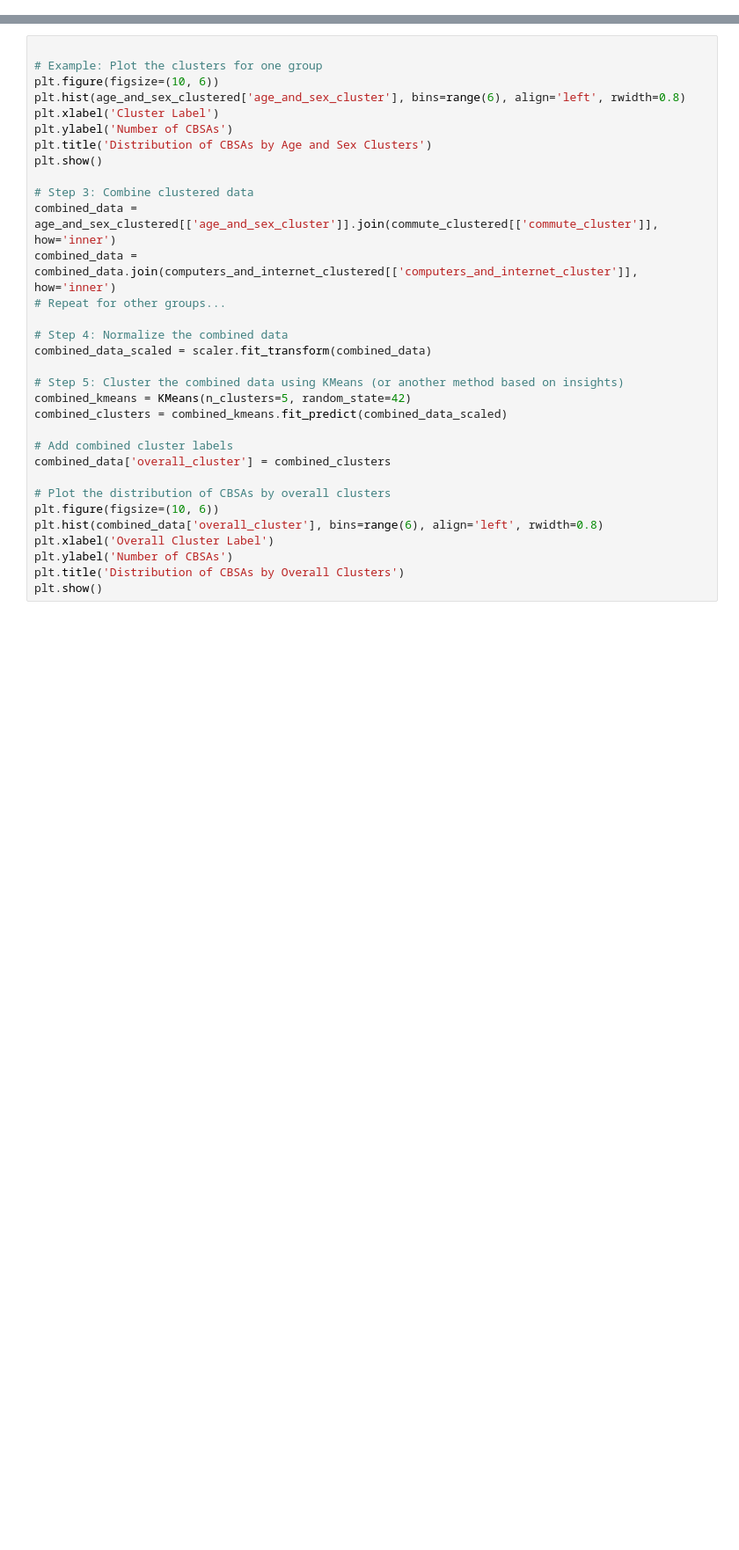
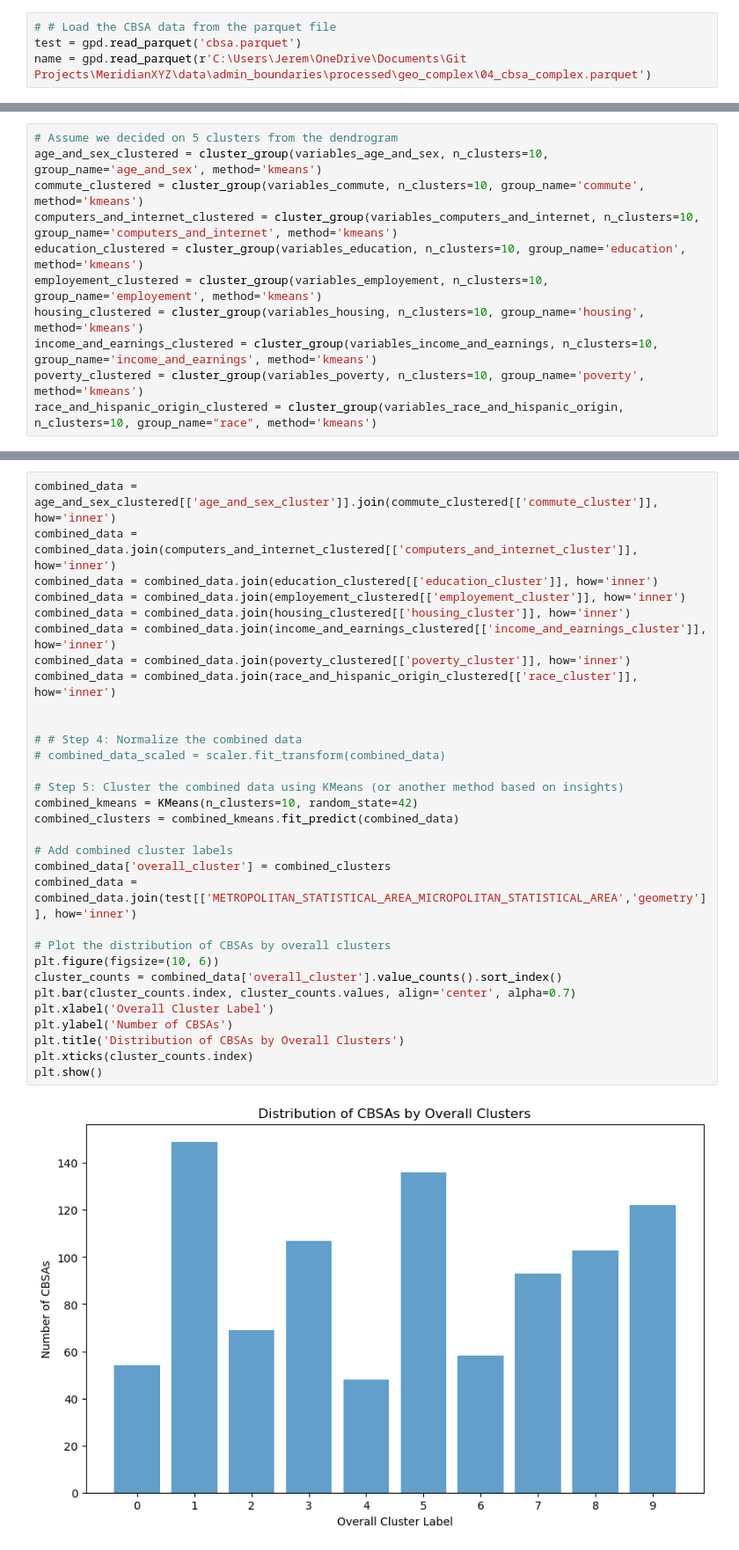
Before and after one commit to jeremycburke/meridianxyz, a Jupyter notebook: notebooks/database_building/cbsa_clustering.ipynb, the cells around one changed output, grey strips where cells are left out. Shown at 88% size. Cells and saved outputs as stored; diff of their text form; blank space fills up the shorter version.

```diff
--- a/notebooks/database_building/cbsa_clustering.ipynb
+++ b/notebooks/database_building/cbsa_clustering.ipynb
@@ -28,0 +20,4 @@ def hierarchical_clustering(data, group_name='group'):
+# %%
+# # Load the CBSA data from the parquet file
+test = gpd.read_parquet('cbsa.parquet')
+name = gpd.read_parquet(r'C:\Users\Jerem\OneDrive\Documents\Git Projects\MeridianXYZ\data\admin_boundaries\processed\geo_complex\04_cbsa_complex.parquet')
@@ -71,0 +175,11 @@ computers_and_internet_clustered = cluster_group(computers_and_internet, n_clust
+# %%
+# Assume we decided on 5 clusters from the dendrogram
+age_and_sex_clustered = cluster_group(variables_age_and_sex, n_clusters=10, group_name='age_and_sex', method='kmeans')
+commute_clustered = cluster_group(variables_commute, n_clusters=10, group_name='commute', method='kmeans')
+computers_and_internet_clustered = cluster_group(variables_computers_and_internet, n_clusters=10, group_name='computers_and_internet', method='kmeans')
+education_clustered = cluster_group(variables_education, n_clusters=10, group_name='education', method='kmeans')
+employement_clustered = cluster_group(variables_employement, n_clusters=10, group_name='employement', method='kmeans')
+housing_clustered = cluster_group(variables_housing, n_clusters=10, group_name='housing', method='kmeans')
+income_and_earnings_clustered = cluster_group(variables_income_and_earnings, n_clusters=10, group_name='income_and_earnings', method='kmeans')
+poverty_clustered = cluster_group(variables_poverty, n_clusters=10, group_name='poverty', method='kmeans')
+race_and_hispanic_origin_clustered = cluster_group(variables_race_and_hispanic_origin, n_clusters=10, group_name="race", method='kmeans')
@@ -72,32 +209,33 @@ computers_and_internet_clustered = cluster_group(computers_and_internet, n_clust
 # %%
-
-# Example: Plot the clusters for one group
-plt.figure(figsize=(10, 6))
-plt.hist(age_and_sex_clustered['age_and_sex_cluster'], bins=range(6), align='left', rwidth=0.8)
-plt.xlabel('Cluster Label')
-plt.ylabel('Number of CBSAs')
-plt.title('Distribution of CBSAs by Age and Sex Clusters')
-plt.show()
-
-# Step 3: Combine clustered data
 combined_data = age_and_sex_clustered[['age_and_sex_cluster']].join(commute_clustered[['commute_cluster']], how='inner')
 combined_data = combined_data.join(computers_and_internet_clustered[['computers_and_internet_cluster']], how='inner')
-# Repeat for other groups...
+combined_data = combined_data.join(education_clustered[['education_cluster']], how='inner')
+combined_data = combined_data.join(employement_clustered[['employement_cluster']], how='inner')
+combined_data = combined_data.join(housing_clustered[['housing_cluster']], how='inner')
+combined_data = combined_data.join(income_and_earnings_clustered[['income_and_earnings_cluster']], how='inner')
+combined_data = combined_data.join(poverty_clustered[['poverty_cluster']], how='inner')
+combined_data = combined_data.join(race_and_hispanic_origin_clustered[['race_cluster']], how='inner')
 
-# Step 4: Normalize the combined data
-combined_data_scaled = scaler.fit_transform(combined_data)
+
+# # Step 4: Normalize the combined data
+# combined_data_scaled = scaler.fit_transform(combined_data)
 
 # Step 5: Cluster the combined data using KMeans (or another method based on insights)
-combined_kmeans = KMeans(n_clusters=5, random_state=42)
-combined_clusters = combined_kmeans.fit_predict(combined_data_scaled)
+combined_kmeans = KMeans(n_clusters=10, random_state=42)
+combined_clusters = combined_kmeans.fit_predict(combined_data)
 
 # Add combined cluster labels
 combined_data['overall_cluster'] = combined_clusters
+combined_data = combined_data.join(test[['METROPOLITAN_STATISTICAL_AREA_MICROPOLITAN_STATISTICAL_AREA','geometry']], how='inner')
 
 # Plot the distribution of CBSAs by overall clusters
 plt.figure(figsize=(10, 6))
-plt.hist(combined_data['overall_cluster'], bins=range(6), align='left', rwidth=0.8)
+cluster_counts = combined_data['overall_cluster'].value_counts().sort_index()
+plt.bar(cluster_counts.index, cluster_counts.values, align='center', alpha=0.7)
 plt.xlabel('Overall Cluster Label')
 plt.ylabel('Number of CBSAs')
 plt.title('Distribution of CBSAs by Overall Clusters')
+plt.xticks(cluster_counts.index)
 plt.show()
+# %% [output]
+[figure, added]
```
Also changed, not shown: parts of 20 cells of this notebook, 2 other files.
